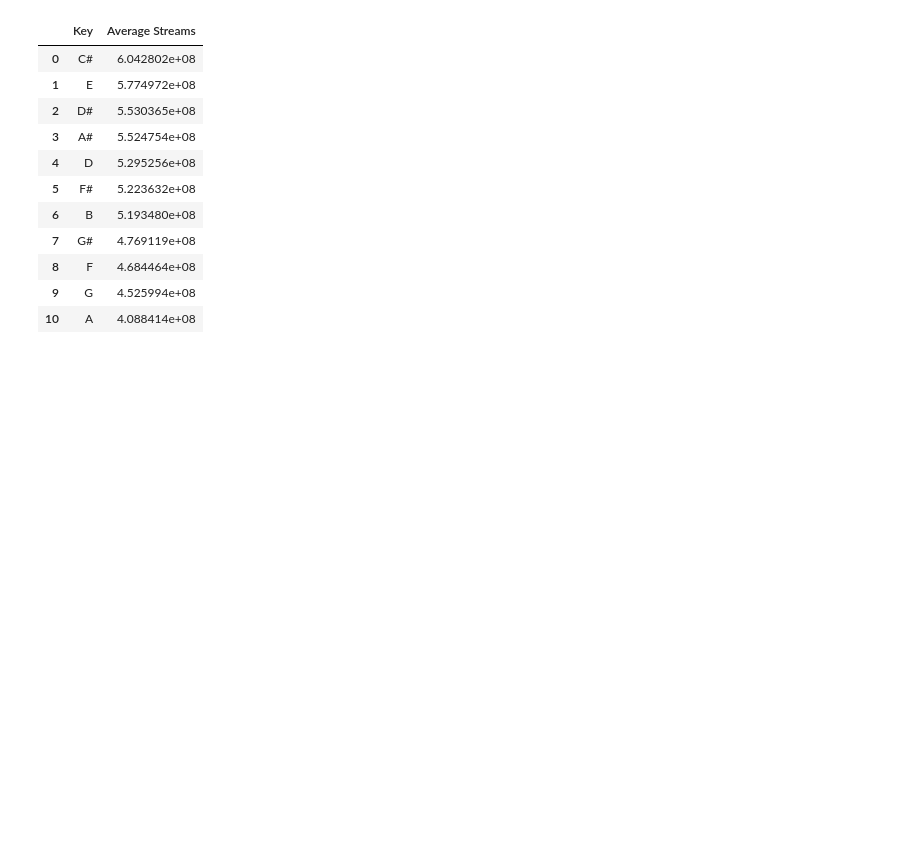
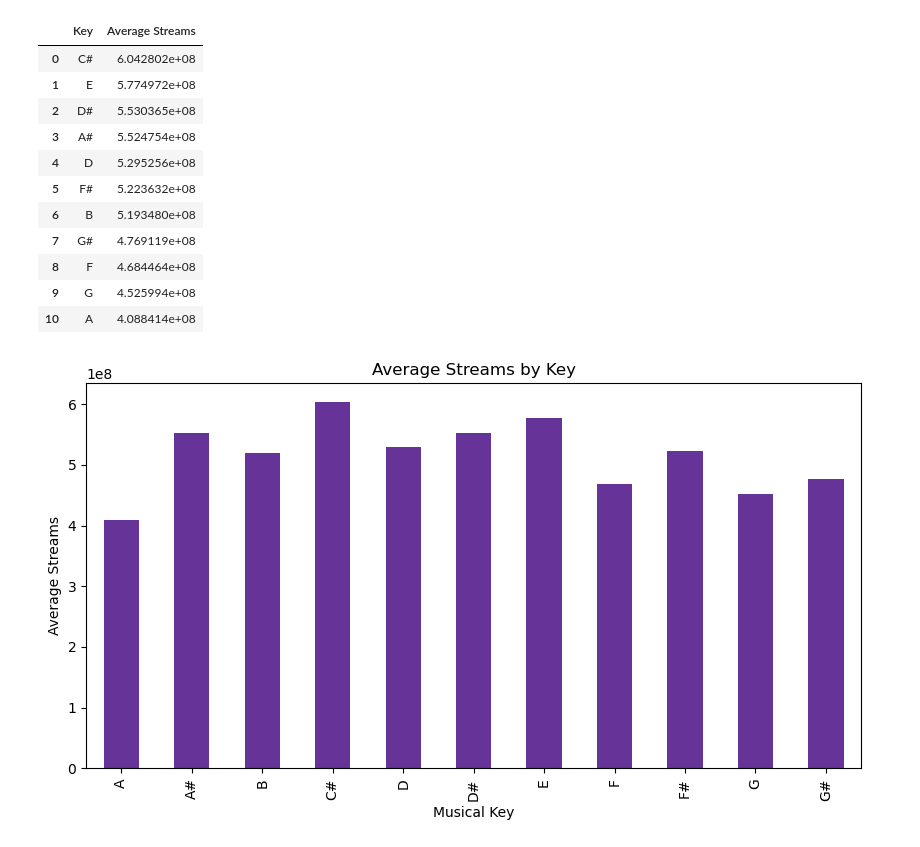
Before and after one commit to daphnerbld/Spotify-Exploratory-Data-Analysis, a Jupyter notebook: Robleado_EDA.ipynb, the cells around one changed output. Cells and saved outputs as stored; diff of their text form; code cells hidden in the pictures; blank space fills up the shorter version.

```diff
--- a/Robleado_EDA.ipynb
+++ b/Robleado_EDA.ipynb
@@ -293,3 +293,13 @@ Average Streams by Key:
 | 8 | F | 4.684464e+08 |
 | 9 | G | 4.525994e+08 |
 | 10 | A | 4.088414e+08 |
+# %%
+# Plot average streams by key
+plt.figure(figsize=(10, 5))
+avg_streams_by_key.plot(kind='bar', color='rebeccapurple')
+plt.title('Average Streams by Key')
+plt.xlabel('Musical Key')
+plt.ylabel('Average Streams')
+plt.show()
+# %% [output]
+[figure, added]
```
Also changed, not shown: parts of 4 cells of this notebook.
